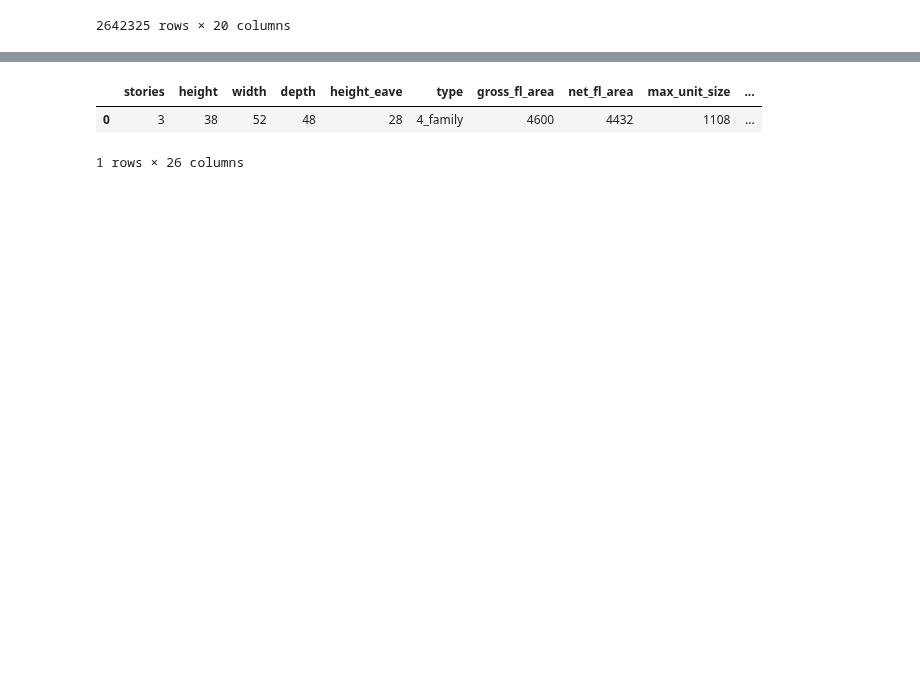
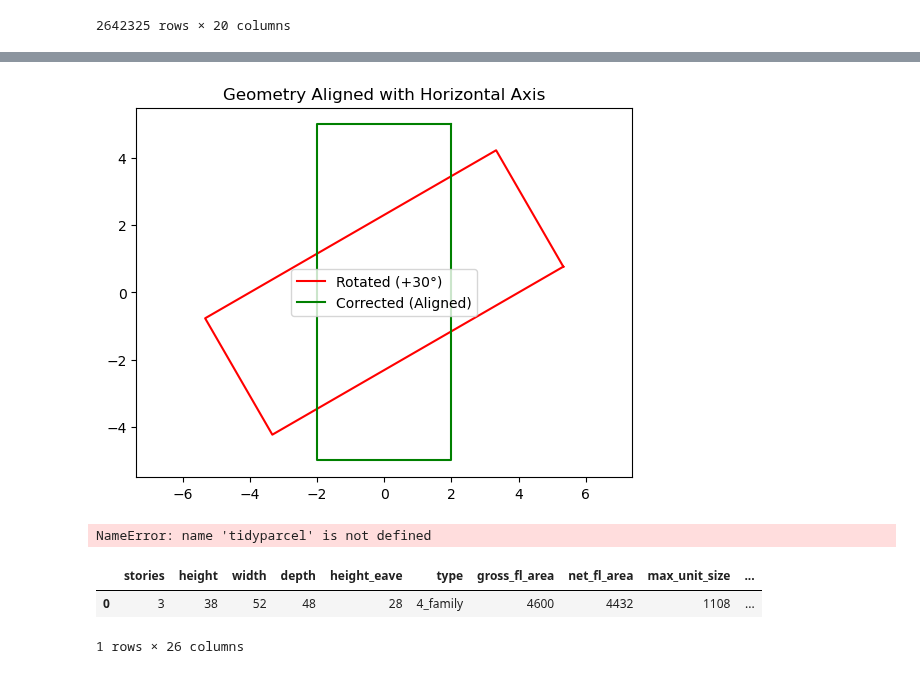
Before and after one commit to HOUPU1993/tidyzoning, a Jupyter notebook: test.ipynb, the cells around one changed output, grey strips where cells are left out. Cells and saved outputs as stored; diff of their text form; code cells hidden in the pictures; blank space fills up the shorter version.

```diff
--- a/test.ipynb
+++ b/test.ipynb
@@ -122,0 +182,19 @@ tidyparcel
+# %%
+corrected_rect = rotate(rotated_rect, -angle, origin='centroid', use_radians=False)
+
+fig, ax = plt.subplots()
+
+# Original tilted one
+x, y = rotated_rect.exterior.xy
+ax.plot(x, y, label="Rotated (+30°)", color="red")
+
+# After correction
+x, y = corrected_rect.exterior.xy
+ax.plot(x, y, label="Corrected (Aligned)", color="green")
+
+ax.axis("equal")
+ax.legend()
+plt.title("Geometry Aligned with Horizontal Axis")
+plt.show()
+# %% [output]
+[figure, added]
@@ -123,3 +261,8 @@ tidyparcel
+# %%
+tidyparcel_info = generate_parcel_info(tidyparcel)
+tidyparcel_info
+# %% [output]
+NameError: name 'tidyparcel' is not defined
 # %%
 file_path = r"C:\Users\Admin\Desktop\New folder (6)\tidybuilding\4_fam_wide/"
 tidybuilding_4_fam = unify_tidybuilding(file_path)
```
Also changed, not shown: parts of 25 cells of this notebook, 3 other files.
